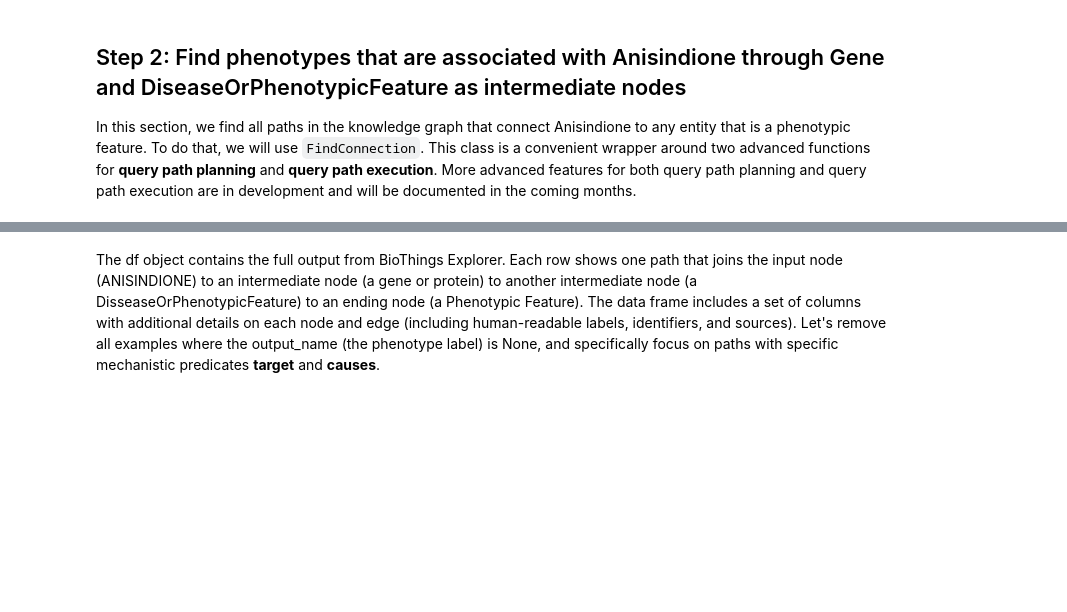
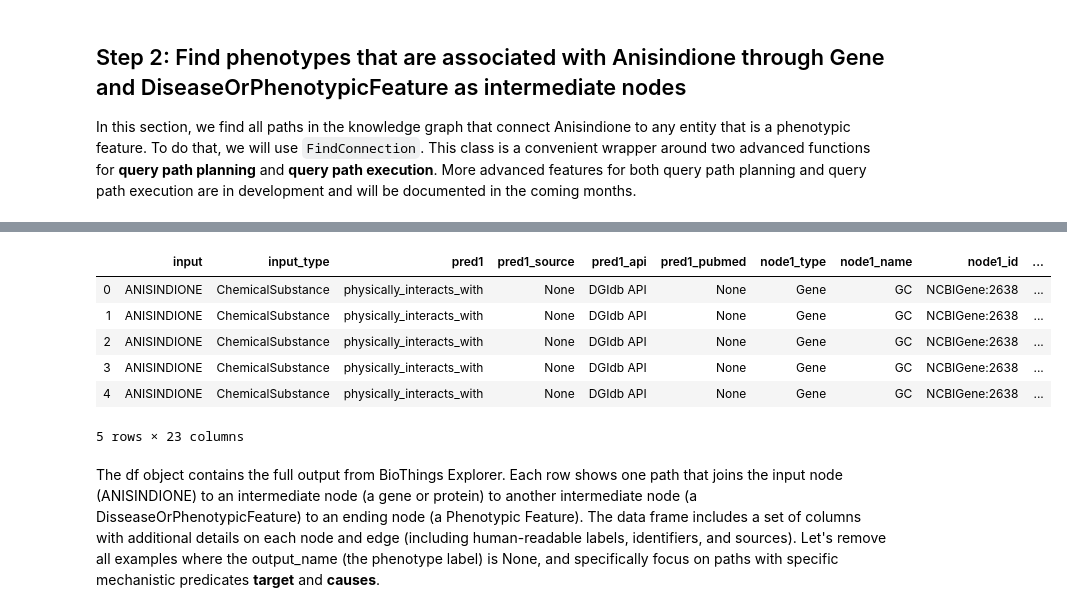
Before and after one commit to biothings/biothings_explorer_archived, a Jupyter notebook: jupyter notebooks/Multi intermediate nodes query.ipynb, the cells around one changed output, grey strips where cells are left out. Drawn from its saved outputs; the diff is of its cells as text; code cells hidden in the pictures; blank space fills up the shorter version.

```diff
--- a/jupyter notebooks/Multi intermediate nodes query.ipynb
+++ b/jupyter notebooks/Multi intermediate nodes query.ipynb
@@ -78,5 +75,15 @@ In the #3 query, BTE found 2213 unique PhenotypicFeature nodes
 # %%
 df = fc.display_table_view()
+# %%
+df.head()
+# %% [output]
+|  | input | input_type | pred1 | pred1_source | pred1_api | pred1_pubmed | node1_type | node1_name | node1_id | ... |
+| 0 | ANISINDIONE | ChemicalSubstance | physically_interacts_with | None | DGIdb API | None | Gene | GC | NCBIGene:2638 | ... |
+| 1 | ANISINDIONE | ChemicalSubstance | physically_interacts_with | None | DGIdb API | None | Gene | GC | NCBIGene:2638 | ... |
+| 2 | ANISINDIONE | ChemicalSubstance | physically_interacts_with | None | DGIdb API | None | Gene | GC | NCBIGene:2638 | ... |
+| 3 | ANISINDIONE | ChemicalSubstance | physically_interacts_with | None | DGIdb API | None | Gene | GC | NCBIGene:2638 | ... |
+| 4 | ANISINDIONE | ChemicalSubstance | physically_interacts_with | None | DGIdb API | None | Gene | GC | NCBIGene:2638 | ... |
+5 rows × 23 columns
 # %% [markdown]
 The df object contains the full output from BioThings Explorer. Each row shows one path that joins the input node (ANISINDIONE) to an intermediate node (a gene or protein) to another intermediate node (a DisseaseOrPhenotypicFeature) to an ending node (a Phenotypic Feature). The data frame includes a set of columns with additional details on each node and edge (including human-readable labels, identifiers, and sources). Let's remove all examples where the output_name (the phenotype label) is None, and specifically focus on paths with specific mechanistic predicates **target** and **causes**.
 # %%
```
Also changed, not shown: parts of 5 cells of this notebook, 8 other files.
